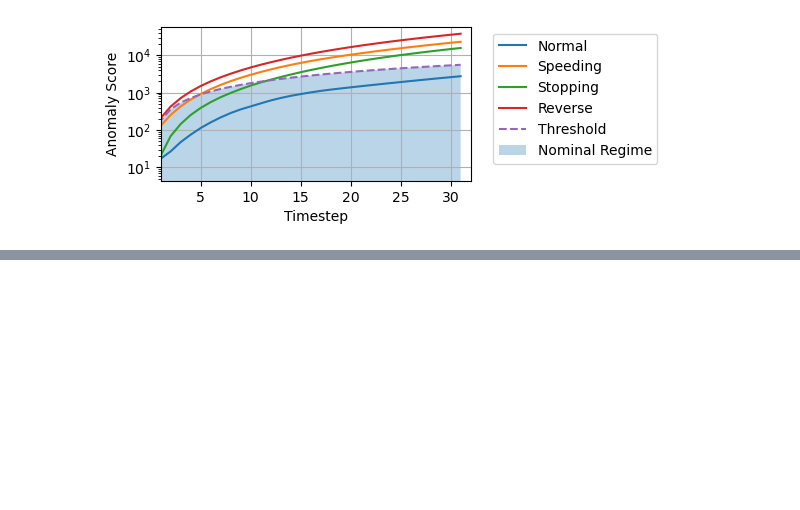
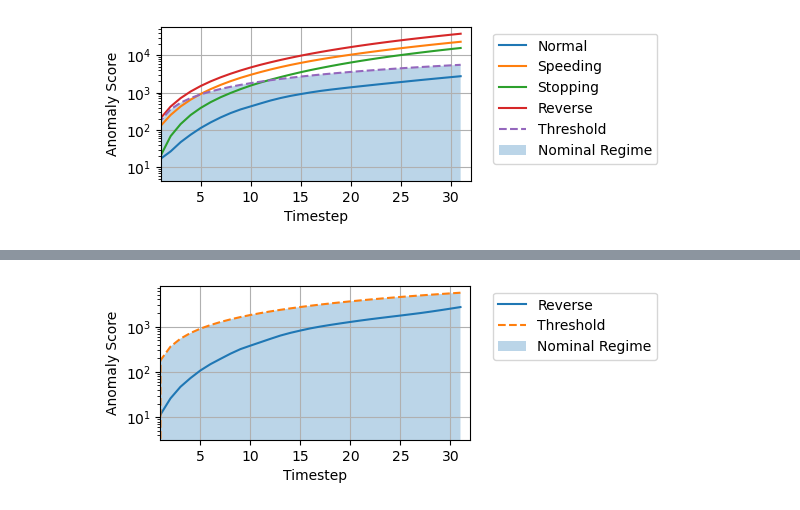
Before and after one commit to thinhhoang95/ClaudeTANOGAN, a Jupyter notebook: VAELSTM/eval_arch.ipynb, the cells around one changed output, grey strips where cells are left out. Cells and saved outputs as stored; diff of their text form; code cells hidden in the pictures; blank space fills up the shorter version.

```diff
--- a/VAELSTM/eval_arch.ipynb
+++ b/VAELSTM/eval_arch.ipynb
@@ -149,0 +175,21 @@ plt.savefig('vae_lstm_anomaly_score.pdf', bbox_inches='tight')
+# %%
+plt.figure(figsize=(4,2))
+plt.plot(a2_reverse_neg, label='Reverse')
+
+# Create and plot the threshold line
+threshold = np.arange(-2,32) * 180.0
+plt.plot(np.arange(-2,32), threshold, '--', label='Threshold')
+
+# Fill the area between the threshold and x-axis
+plt.fill_between(range(-2,32), threshold, alpha=0.3, label='Nominal Regime')
+
+plt.yscale('log')  # Switch y-axis to logarithmic scale
+plt.legend(bbox_to_anchor=(1.05, 1), loc='upper left')
+plt.xlabel('Timestep')
+plt.ylabel('Anomaly Score')
+plt.xlim((1, 32))
+plt.grid()
+
+plt.savefig('vae_lstm_anomaly_score_neg.pdf', bbox_inches='tight')
+# %% [output]
+[figure, added]
```
Also changed, not shown: parts of 3 cells of this notebook, 4 other files.
